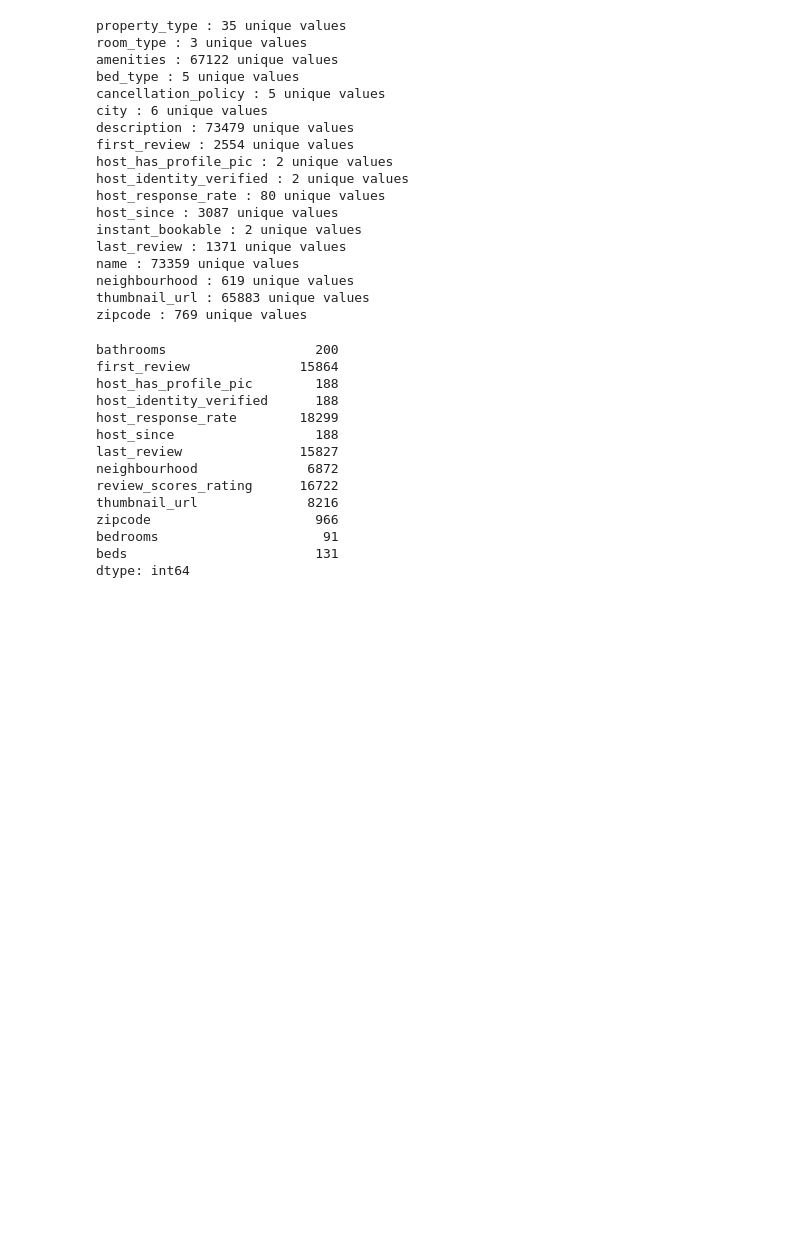
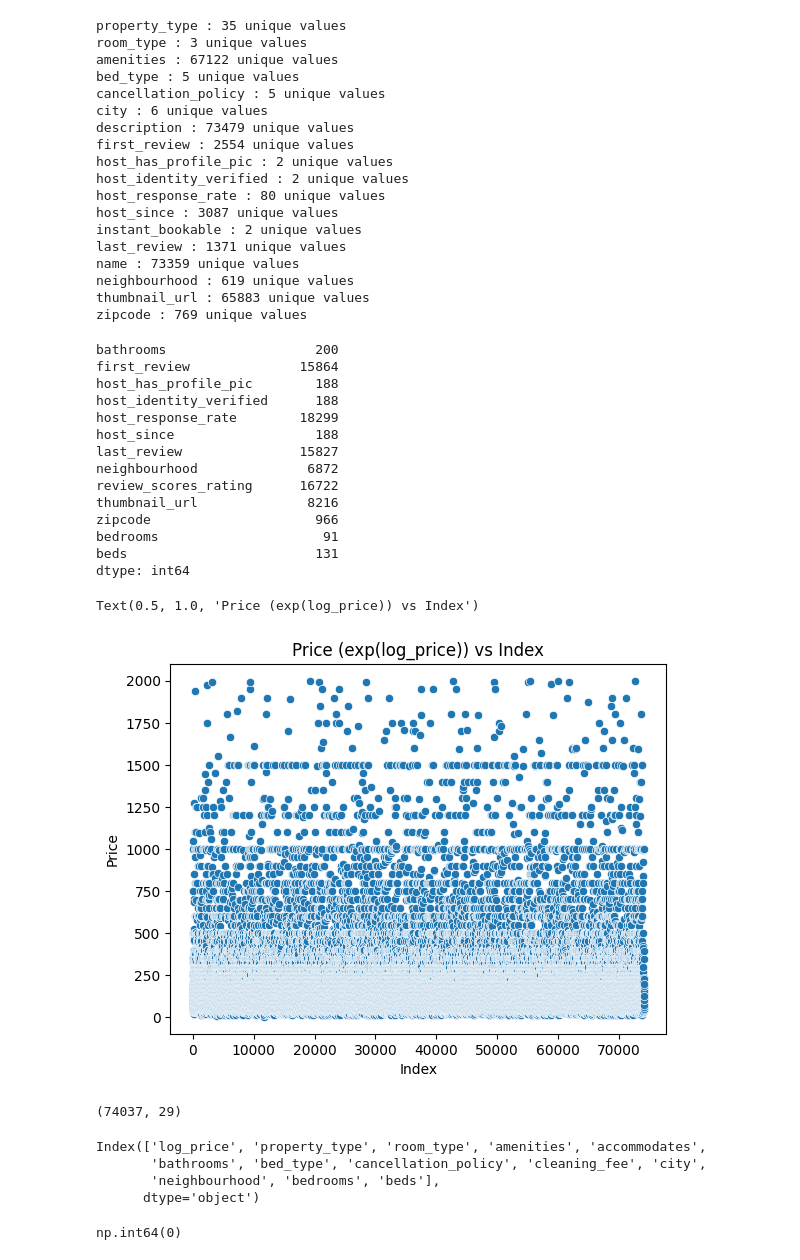
Before and after one commit to ThomasSanna/M1DE-ingenieurie-des-donnees, a Jupyter notebook: td/airbnb-apprentissage-supervise/code.ipynb, the cells around one changed output. Cells and saved outputs as stored; diff of their text form; code cells hidden in the pictures; blank space fills up the shorter version.

```diff
--- a/td/airbnb-apprentissage-supervise/code.ipynb
+++ b/td/airbnb-apprentissage-supervise/code.ipynb
@@ -56,3 +60,38 @@ zipcode                     966
 bedrooms                     91
 beds                        131
 dtype: int64
+# %%
+# use numpy's vectorized exp and provide x and y to scatterplot
+sns.scatterplot(x=data.index, y=np.exp(data['log_price']))
+plt.xlabel('Index')
+plt.ylabel('Price')
+plt.title('Price (exp(log_price)) vs Index')
+# %% [output]
+Text(0.5, 1.0, 'Price (exp(log_price)) vs Index')
+[figure, added]
+# %%
+outliers = data[(data['log_price'] < 2.5) | (data['log_price'] > 7.5)]
+
+data.drop(outliers.index, inplace=True)
+data.shape
+# %% [output]
+(74037, 29)
+# %%
+data = data.drop(columns=[
+    'id', 'description', 'first_review', "number_of_reviews",
+    "name", "longitude", "latitude", "host_has_profile_pic", "host_identity_verified", "host_since", "host_response_rate",
+    "review_scores_rating", "thumbnail_url", "zipcode", "instant_bookable", "last_review"
+])
+
+data.columns
+# %% [output]
+Index(['log_price', 'property_type', 'room_type', 'amenities', 'accommodates',
+       'bathrooms', 'bed_type', 'cancellation_policy', 'cleaning_fee', 'city',
+       'neighbourhood', 'bedrooms', 'beds'],
+      dtype='object')
+# %%
+data.drop_duplicates(["log_price", "amenities", "city", "neighbourhood"], inplace=True)
+
+data.duplicated().sum()
+# %% [output]
+np.int64(0)
```
Also changed, not shown: parts of 4 cells of this notebook, 6 other files.
